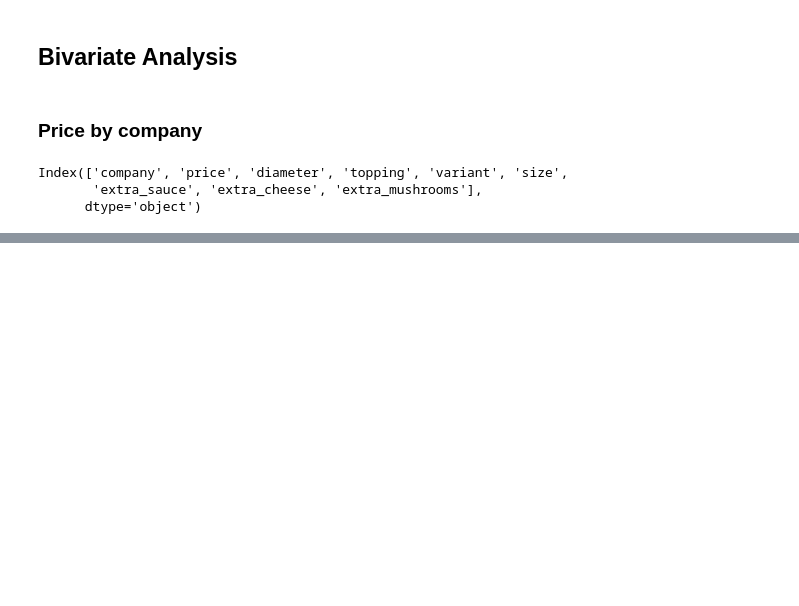
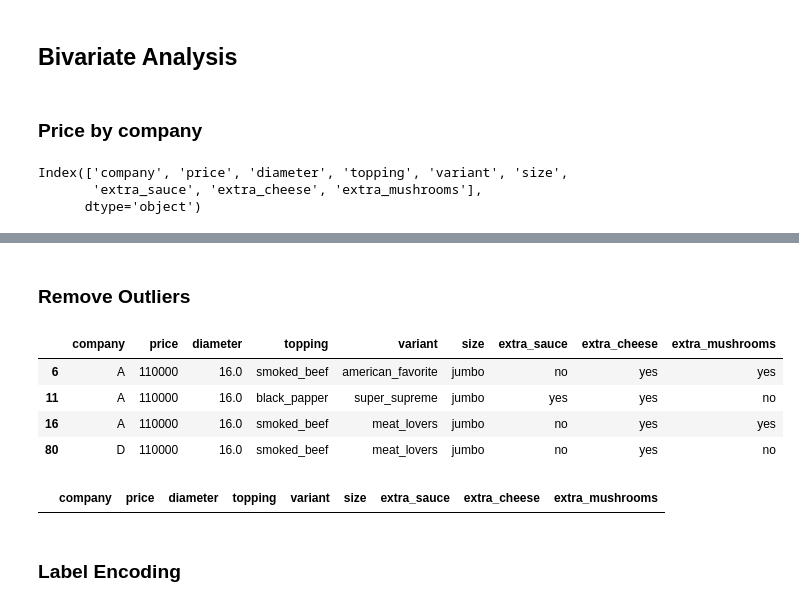
Before and after one commit to Edy-Mochamad/Machine_Learning_project-Pizza_price_Prediction, a Jupyter notebook: notebook.ipynb, the cells around one changed output, grey strips where cells are left out. Cells and saved outputs as stored; diff of their text form; code cells hidden in the pictures; blank space fills up the shorter version.

```diff
--- a/notebook.ipynb
+++ b/notebook.ipynb
@@ -318,0 +399,10 @@ sns.barplot(x = data['company'], y = data['price']);
+# %% [markdown]
+### **Remove Outliers**
+# %%
+data[(data['size'] == 'jumbo') & (data['diameter'] <= 16)]
+# %% [output]
+|  | company | price | diameter | topping | variant | size | extra_sauce | extra_cheese | extra_mushrooms |
+| 6 | A | 110000 | 16.0 | smoked_beef | american_favorite | jumbo | no | yes | yes |
+| 11 | A | 110000 | 16.0 | black_papper | super_supreme | jumbo | yes | yes | no |
+| 16 | A | 110000 | 16.0 | smoked_beef | meat_lovers | jumbo | no | yes | yes |
+| 80 | D | 110000 | 16.0 | smoked_beef | meat_lovers | jumbo | no | yes | no |
@@ -318,0 +411,6 @@ sns.barplot(x = data['company'], y = data['price']);
+# %%
+data[(data['size'] == 'jumbo') & (data['diameter'] <= 16)]
+# %% [output]
+|  | company | price | diameter | topping | variant | size | extra_sauce | extra_cheese | extra_mushrooms |
+# %% [markdown]
+### **Label Encoding**
```
Also changed, not shown: parts of 17 cells of this notebook.
